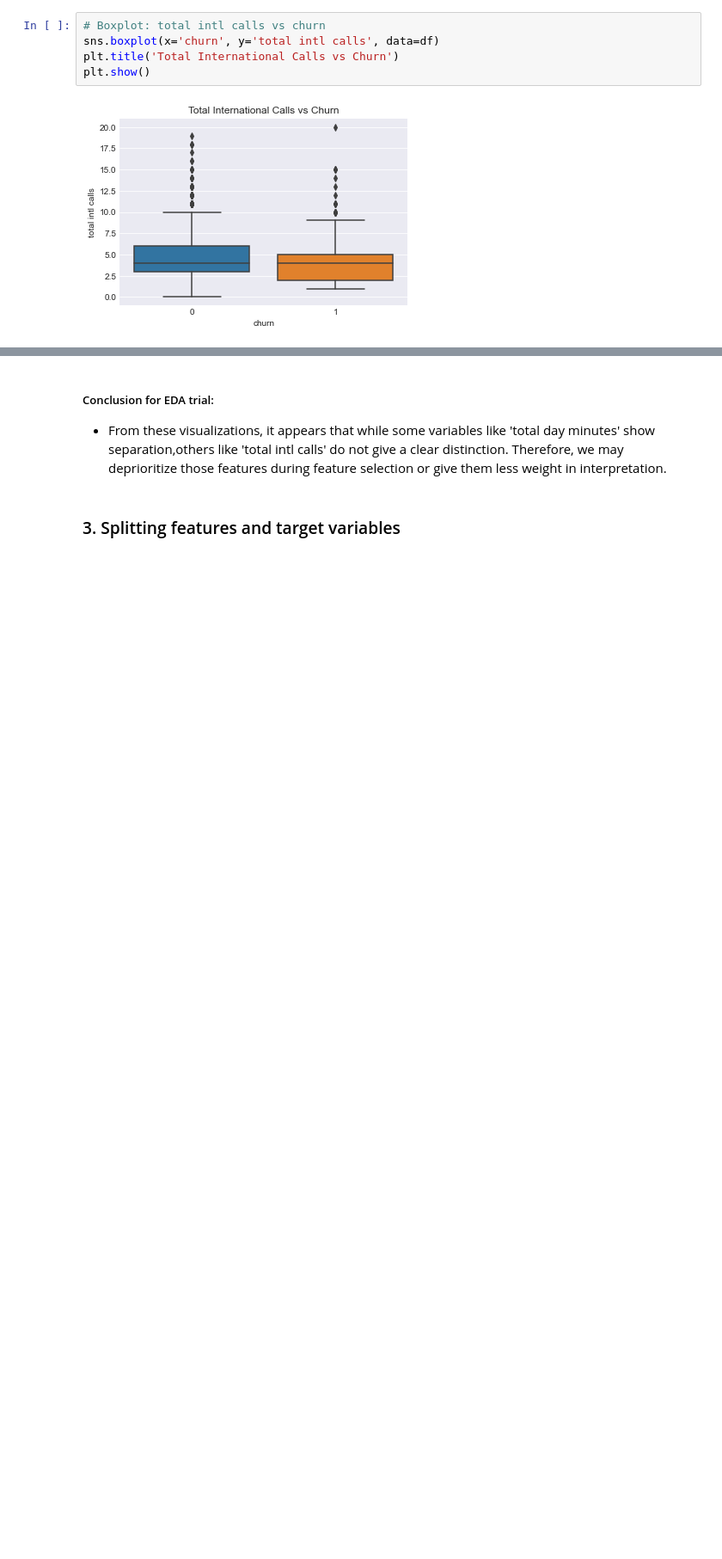
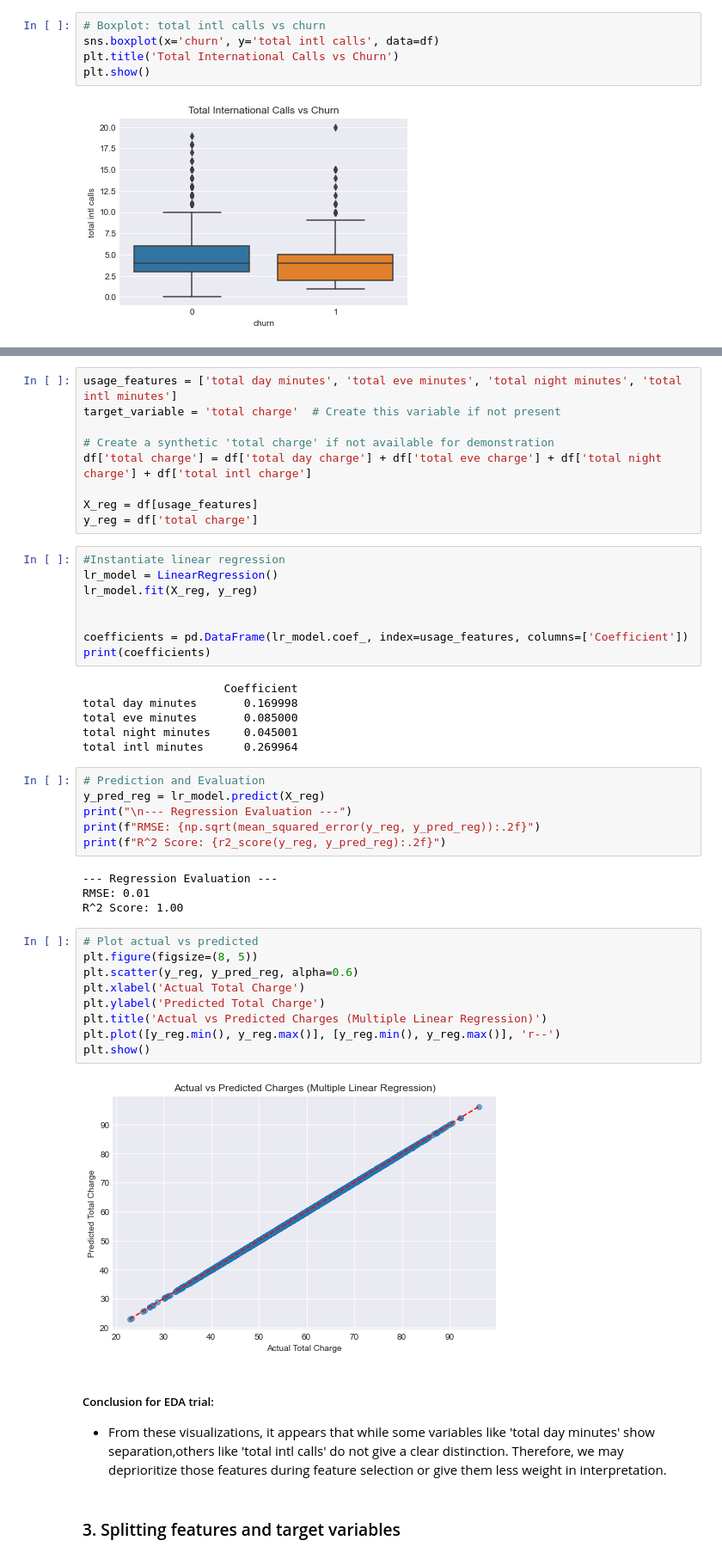
Before and after one commit to MercyBarminga/Project_Phase-3, a Jupyter notebook: Project_Phase.ipynb, the cells around one changed output, grey strips where cells are left out. Shown: that part at 86% size. Saved outputs shown, nothing was run; the diff lists cells and outputs as text; blank space fills up the shorter version.

```diff
--- a/Project_Phase.ipynb
+++ b/Project_Phase.ipynb
@@ -199,3 +236,47 @@ plt.show()
+# %%
+usage_features = ['total day minutes', 'total eve minutes', 'total night minutes', 'total intl minutes']
+target_variable = 'total charge'  # Create this variable if not present
+
+# Create a synthetic 'total charge' if not available for demonstration
+df['total charge'] = df['total day charge'] + df['total eve charge'] + df['total night charge'] + df['total intl charge']
+
+X_reg = df[usage_features]
+y_reg = df['total charge']
+# %%
+#Instantiate linear regression
+lr_model = LinearRegression()
+lr_model.fit(X_reg, y_reg)
+
+
+coefficients = pd.DataFrame(lr_model.coef_, index=usage_features, columns=['Coefficient'])
+print(coefficients)
+# %% [output]
+                     Coefficient
+total day minutes       0.169998
+total eve minutes       0.085000
+total night minutes     0.045001
+total intl minutes      0.269964
+# %%
+# Prediction and Evaluation
+y_pred_reg = lr_model.predict(X_reg)
+print("\n--- Regression Evaluation ---")
+print(f"RMSE: {np.sqrt(mean_squared_error(y_reg, y_pred_reg)):.2f}")
+print(f"R^2 Score: {r2_score(y_reg, y_pred_reg):.2f}")
+# %% [output]
+--- Regression Evaluation ---
+RMSE: 0.01
+R^2 Score: 1.00
+# %%
+# Plot actual vs predicted
+plt.figure(figsize=(8, 5))
+plt.scatter(y_reg, y_pred_reg, alpha=0.6)
+plt.xlabel('Actual Total Charge')
+plt.ylabel('Predicted Total Charge')
+plt.title('Actual vs Predicted Charges (Multiple Linear Regression)')
+plt.plot([y_reg.min(), y_reg.max()], [y_reg.min(), y_reg.max()], 'r--')
+plt.show()
+# %% [output]
+[figure, added]
 # %% [markdown]
 ##### Conclusion for EDA trial:
 - From these visualizations, it appears that while some variables like 'total day minutes' show separation,others like 'total intl calls' do not give a clear distinction. Therefore, we may deprioritize those features during feature selection or give them less weight in interpretation.
```
Also changed, not shown: parts of 13 cells of this notebook, 1 other file.
